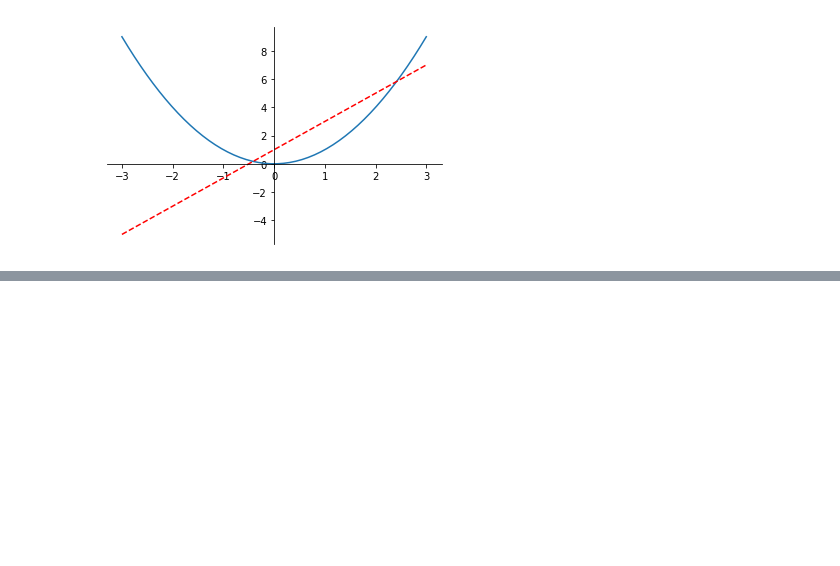
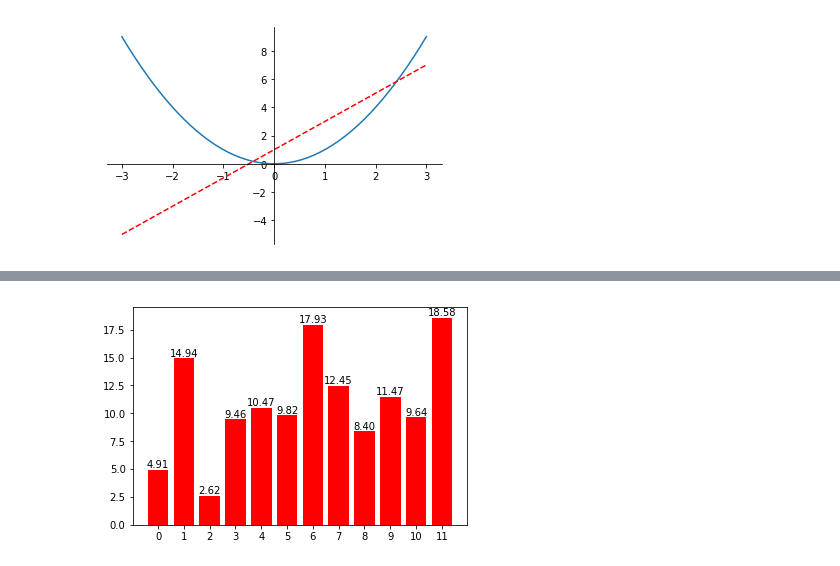
Before and after one commit to shuenlaw/tensorflow, a Jupyter notebook: lesson3/matplotlib.ipynb, the cells around one changed output, grey strips where cells are left out. Saved outputs shown, nothing was run; the diff lists cells and outputs as text; code cells hidden in the pictures; blank space fills up the shorter version.

```diff
--- a/lesson3/matplotlib.ipynb
+++ b/lesson3/matplotlib.ipynb
@@ -92,0 +169,21 @@ plt.show()
+# %%
+#柱状图
+n = 12
+X = np.arange(n)
+Y1 = np.random.normal(10,4,n)
+Y2 = np.random.normal(5,5,n)
+
+#柱状图,facecolor:主体颜色，edgecolor:边框颜色
+plt.bar(X,+Y1,facecolor='r')
+#plt.bar(X,-Y2,facecolor='b')
+plt.xticks(np.arange(12))
+
+#添加文字说明
+for x,y in zip(X,Y1):
+    #ha:横向，va:纵向
+    plt.text(x,y,'%.2f'%y,ha='center',va='bottom')
+
+
+plt.show()
+# %% [output]
+[figure, added]
```
Also changed, not shown: parts of 7 cells of this notebook.
